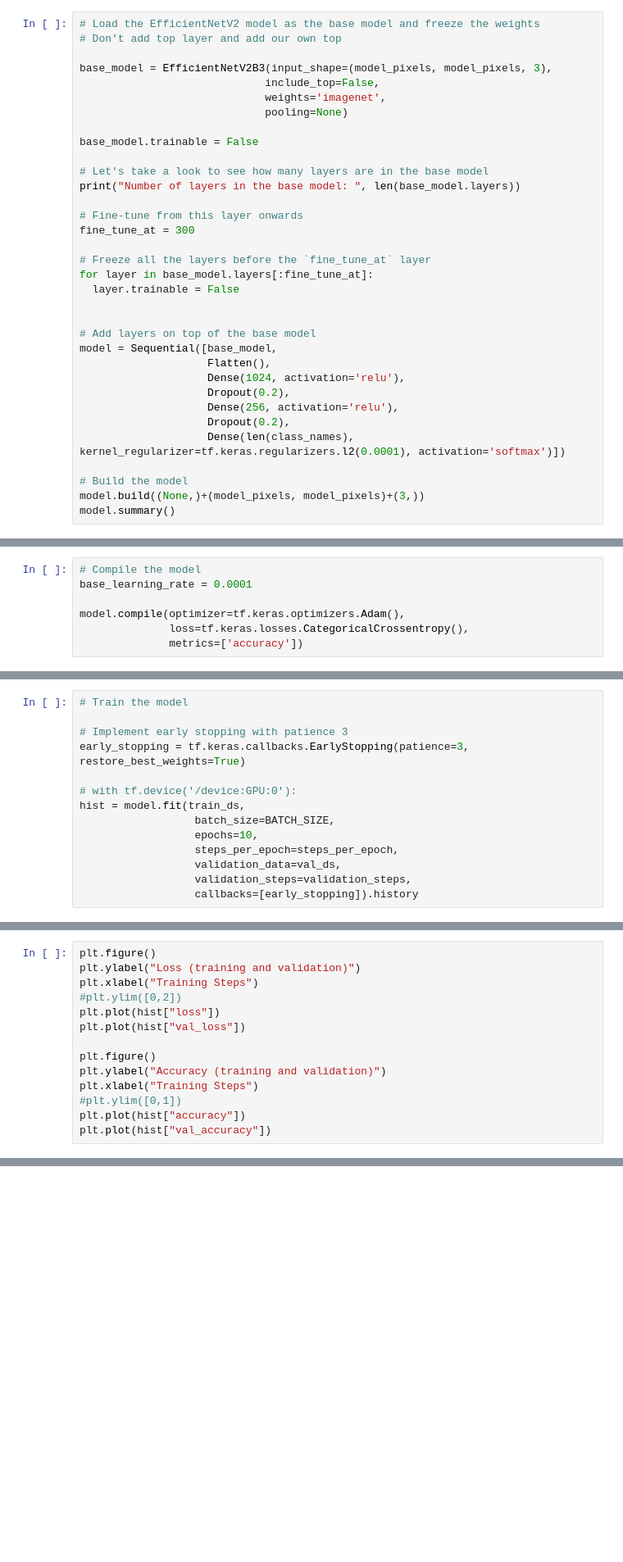
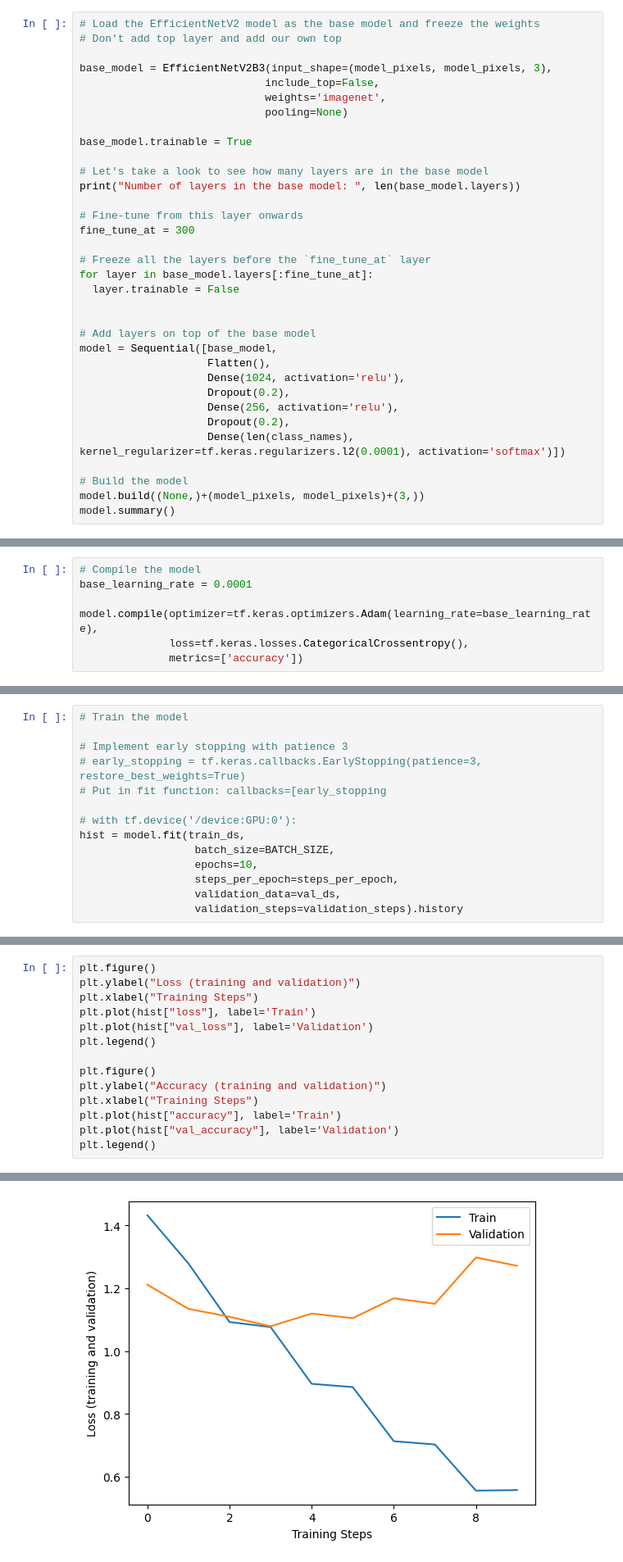
Before and after one commit to JoeyBowman/AppML-Final-Project-2024, a Jupyter notebook: EfficientNet_alldata_incl_finetuning.ipynb, the cells around one changed output, grey strips where cells are left out. Shown at 82% size. Cells and saved outputs as stored; diff of their text form; blank space fills up the shorter version.

```diff
--- a/EfficientNet_alldata_incl_finetuning.ipynb
+++ b/EfficientNet_alldata_incl_finetuning.ipynb
@@ -125,7 +125,7 @@ base_model = EfficientNetV2B3(input_shape=(model_pixels, model_pixels, 3),
                              weights='imagenet',
                              pooling=None)
 
-base_model.trainable = False
+base_model.trainable = True
 
 # Let's take a look to see how many layers are in the base model
 print("Number of layers in the base model: ", len(base_model.layers))
@@ -154,7 +172,7 @@ model.summary()
 # Compile the model
 base_learning_rate = 0.0001
 
-model.compile(optimizer=tf.keras.optimizers.Adam(),
+model.compile(optimizer=tf.keras.optimizers.Adam(learning_rate=base_learning_rate),
               loss=tf.keras.losses.CategoricalCrossentropy(),
               metrics=['accuracy'])
 # %%
@@ -167,7 +188,8 @@ print(train_size)
 # Train the model
 
 # Implement early stopping with patience 3
-early_stopping = tf.keras.callbacks.EarlyStopping(patience=3, restore_best_weights=True)
+# early_stopping = tf.keras.callbacks.EarlyStopping(patience=3, restore_best_weights=True)
+# Put in fit function: callbacks=[early_stopping
 
 # with tf.device('/device:GPU:0'):
 hist = model.fit(train_ds,
@@ -175,5 +197,4 @@ hist = model.fit(train_ds,
                   epochs=10,
                   steps_per_epoch=steps_per_epoch,
                   validation_data=val_ds,
-                  validation_steps=validation_steps,
-                  callbacks=[early_stopping]).history
+                  validation_steps=validation_steps).history
@@ -181,13 +231,14 @@ hist = model.fit(train_ds,
 plt.figure()
 plt.ylabel("Loss (training and validation)")
 plt.xlabel("Training Steps")
-#plt.ylim([0,2])
-plt.plot(hist["loss"])
-plt.plot(hist["val_loss"])
+plt.plot(hist["loss"], label='Train')
+plt.plot(hist["val_loss"], label='Validation')
+plt.legend()
 
 plt.figure()
 plt.ylabel("Accuracy (training and validation)")
 plt.xlabel("Training Steps")
-#plt.ylim([0,1])
-plt.plot(hist["accuracy"])
-plt.plot(hist["val_accuracy"])
+plt.plot(hist["accuracy"], label='Train')
+plt.plot(hist["val_accuracy"], label='Validation')
+plt.legend()
+# %% [output]
@@ -193,0 +246 @@ plt.plot(hist["val_accuracy"])
+[figure, added]
```
Also changed, not shown: parts of 12 cells of this notebook.
